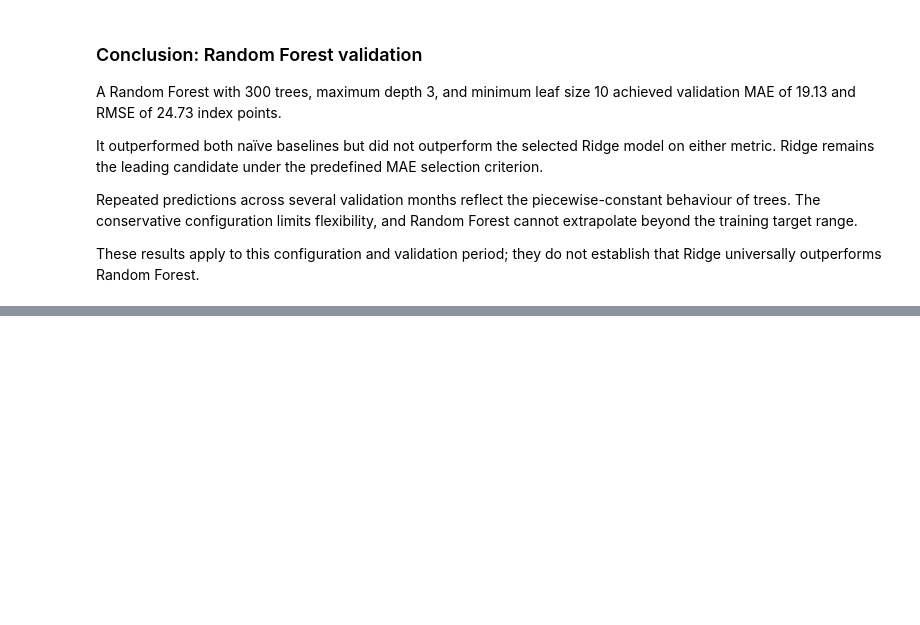
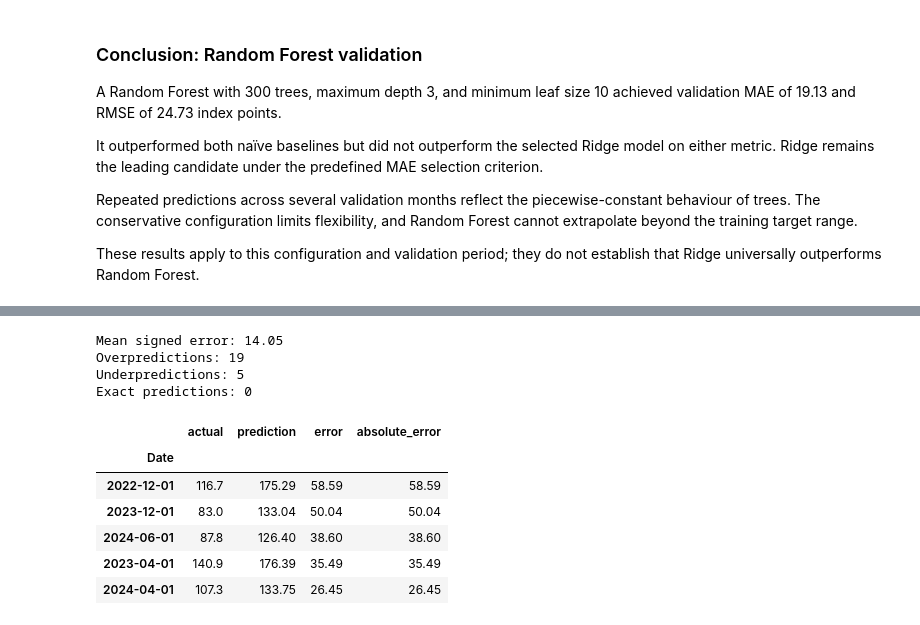
Before and after one commit to kamalpreetsinghh/nz-job-market-data-analysis, a Jupyter notebook: notebooks/06_monthly_forecasting.ipynb, the cells around one changed output, grey strips where cells are left out. Cells and saved outputs as stored; diff of their text form; code cells hidden in the pictures; blank space fills up the shorter version.

```diff
--- a/notebooks/06_monthly_forecasting.ipynb
+++ b/notebooks/06_monthly_forecasting.ipynb
@@ -731,0 +794,55 @@ they do not establish that Ridge universally outperforms Random Forest.
+# %%
+ridge_diagnostics = pd.DataFrame({
+    "actual": y_validation,
+    "prediction": best_ridge_predictions
+})
+
+ridge_diagnostics["error"] = (
+    ridge_diagnostics["prediction"]
+    - ridge_diagnostics["actual"]
+)
+
+ridge_diagnostics["absolute_error"] = (
+    ridge_diagnostics["error"].abs()
+)
+
+print(
+    "Mean signed error:",
+    round(ridge_diagnostics["error"].mean(), 2)
+)
+
+print(
+    "Overpredictions:",
+    (ridge_diagnostics["error"] > 0).sum()
+)
+
+print(
+    "Underpredictions:",
+    (ridge_diagnostics["error"] < 0).sum()
+)
+
+print(
+    "Exact predictions:",
+    (ridge_diagnostics["error"] == 0).sum()
+)
+# %% [output]
+Mean signed error: 14.05
+Overpredictions: 19
+Underpredictions: 5
+Exact predictions: 0
+# %%
+largest_ridge_errors = (
+    ridge_diagnostics
+    .sort_values("absolute_error", ascending=False)
+    .head(5)
+)
+
+largest_ridge_errors.round(2)
+# %% [output]
+|  | actual | prediction | error | absolute_error |
+| Date |  |  |  |  |
+| 2022-12-01 | 116.7 | 175.29 | 58.59 | 58.59 |
+| 2023-12-01 | 83.0 | 133.04 | 50.04 | 50.04 |
+| 2024-06-01 | 87.8 | 126.40 | 38.60 | 38.60 |
+| 2023-04-01 | 140.9 | 176.39 | 35.49 | 35.49 |
+| 2024-04-01 | 107.3 | 133.75 | 26.45 | 26.45 |
```
Also changed, not shown: parts of 5 cells of this notebook, 2 other files.
